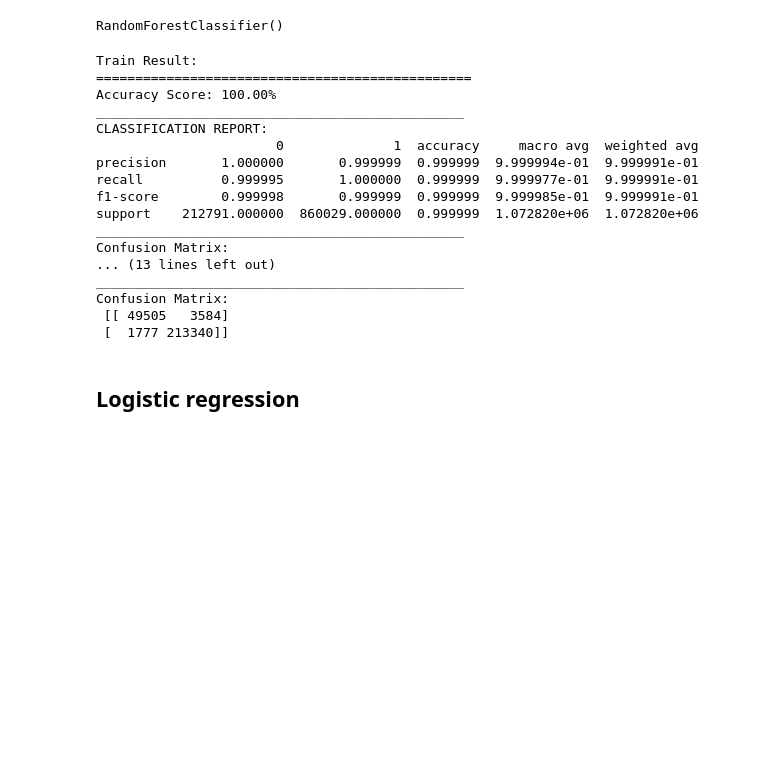
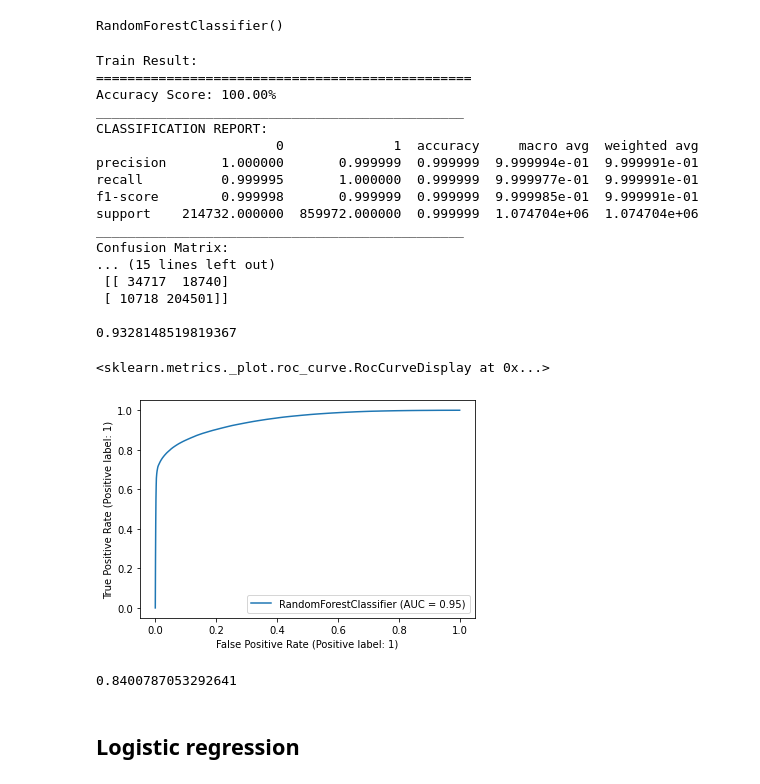
Before and after one commit to DungNasSa10/ML-project-20212, a Jupyter notebook: Code/ML_project.ipynb, the cells around one changed output. Drawn from its saved outputs; the diff is of its cells as text; code cells hidden in the pictures; blank space fills up the shorter version.

```diff
--- a/Code/ML_project.ipynb
+++ b/Code/ML_project.ipynb
@@ -668,2 +759,0 @@ accepted_loans.drop('emp_title', axis=1, inplace=True)
-# %%
-accepted_loans.drop('title', axis=1, inplace=True)
@@ -826,6 +937,7 @@ y_test_pred = rf_clf.predict(X_test)
 # %%
 print_score(y_train, y_train_pred, train=True)
 print_score(y_test, y_test_pred, train=False)
+print(f1_score(y_test_pred, y_test))
 # %% [output]
 Train Result:
 ================================================
@@ -836,14 +948,23 @@ CLASSIFICATION REPORT:
 precision       1.000000       0.999999  0.999999  9.999994e-01  9.999991e-01
 recall          0.999995       1.000000  0.999999  9.999977e-01  9.999991e-01
 f1-score        0.999998       0.999999  0.999999  9.999985e-01  9.999991e-01
-support    212791.000000  860029.000000  0.999999  1.072820e+06  1.072820e+06
+support    214732.000000  859972.000000  0.999999  1.074704e+06  1.074704e+06
 _______________________________________________
 Confusion Matrix:
-... (13 lines left out)
-_______________________________________________
-Confusion Matrix:
- [[ 49505   3584]
- [  1777 213340]]
+... (15 lines left out)
+ [[ 34717  18740]
+ [ 10718 204501]]
+
+0.9328148519819367
+# %%
+plot_roc_curve(rf_clf, X_test, y_test)
+# %% [output]
+<sklearn.metrics._plot.roc_curve.RocCurveDisplay at 0x...>
+[figure, added]
+# %%
+print(roc_auc_score(y_test_pred, y_test))
+# %% [output]
+0.8400787053292641
 # %% [markdown]
 ## Logistic regression
 # %%
```
Also changed, not shown: parts of 70 cells of this notebook.
